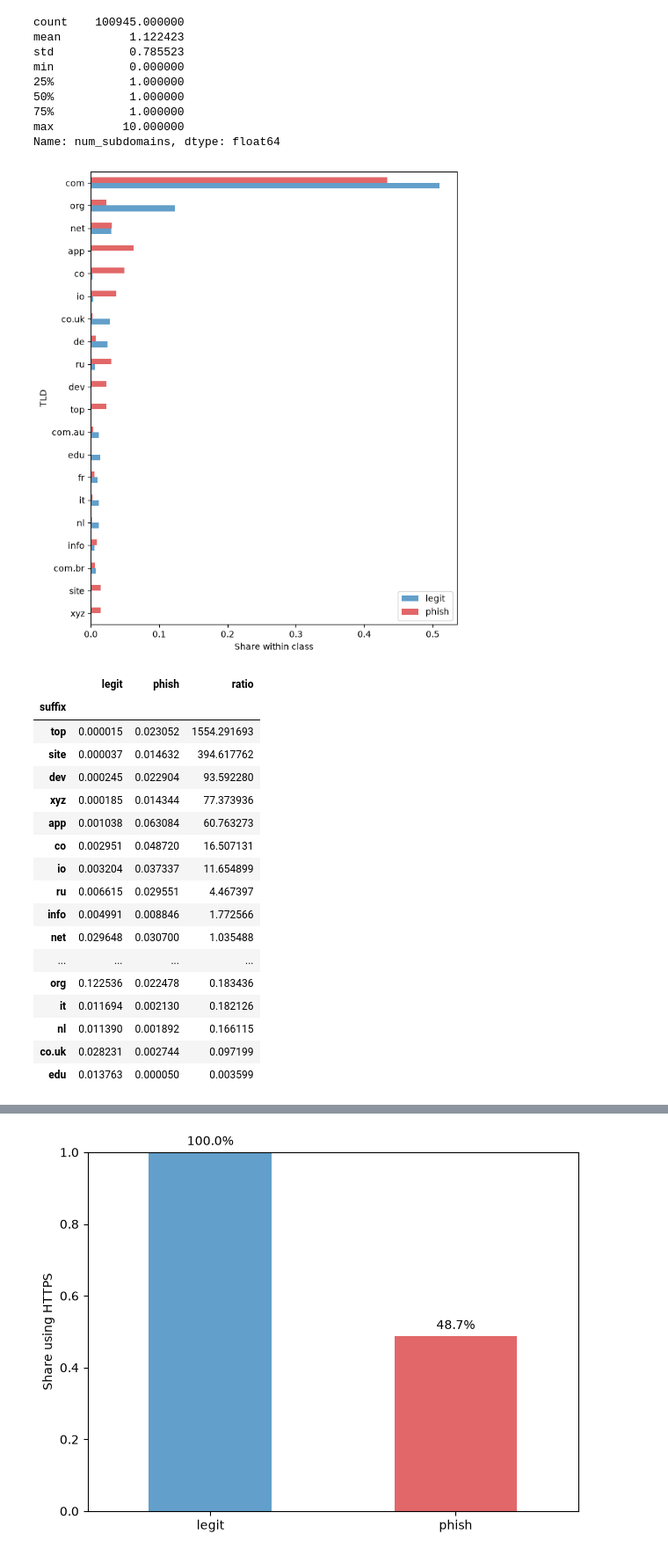
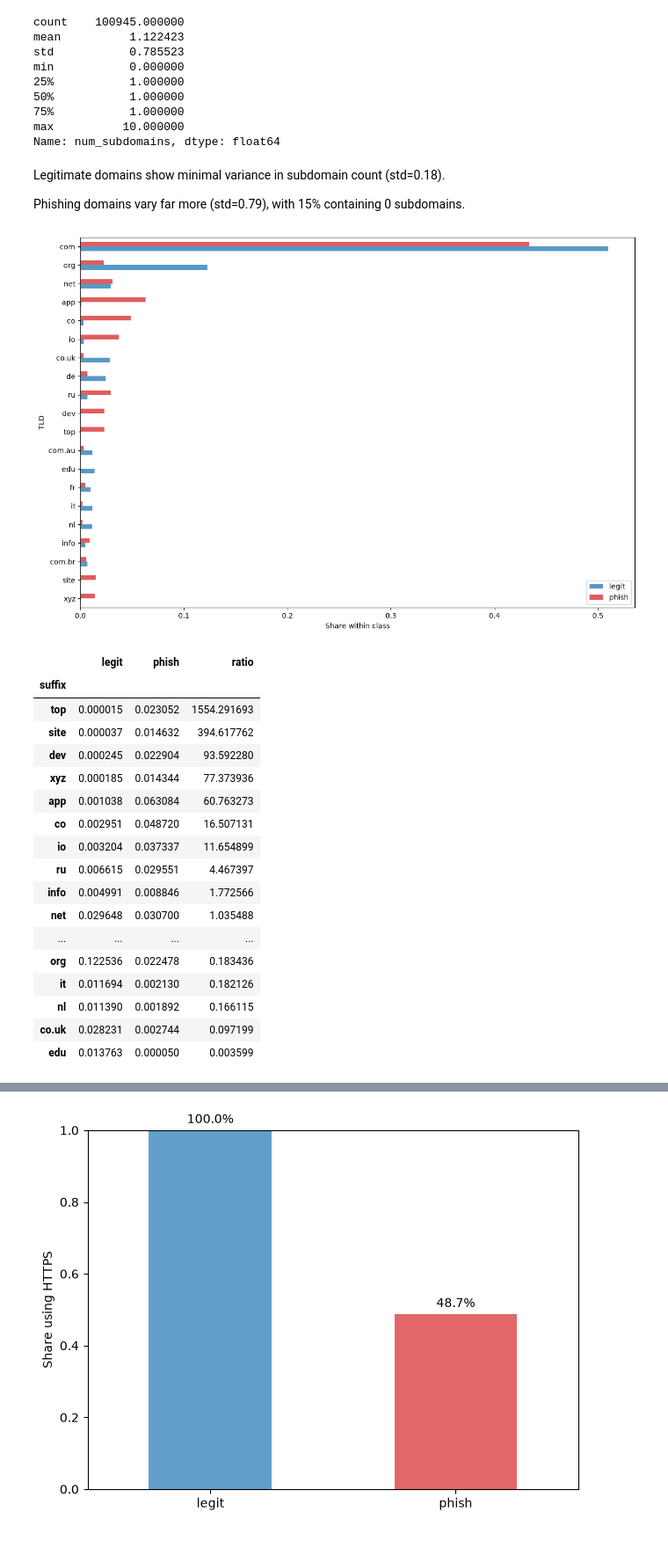
Before and after one commit to EddieYung2335/phishing_url_detection, a Jupyter notebook: notebooks/01_eda.ipynb, the cells around one changed output, grey strips where cells are left out. Shown at 88% size. Saved outputs shown, nothing was run; the diff lists cells and outputs as text; code cells hidden in the pictures.

```diff
--- a/notebooks/01_eda.ipynb
+++ b/notebooks/01_eda.ipynb
@@ -330,8 +332,9 @@ Name: registered_domain_length, dtype: float64
 # %%
-CAP = 6
+CAP = 5
 df["sub_capped"] = df["num_subdomains"].clip(upper=CAP)
 
 counts = pd.DataFrame({
+    # Set it to percentage of each class, so we can compare the distributions
     "legit": legit["sub_capped"].value_counts(normalize=True),
     "phish": phish["sub_capped"].value_counts(normalize=True),
 }).fillna(0).sort_index()
@@ -369,26 +372,30 @@ min           0.000000
 75%           1.000000
 max          10.000000
 Name: num_subdomains, dtype: float64
+# %% [markdown]
+Legitimate domains show minimal variance in subdomain count (std=0.18).
+
+Phishing domains vary far more (std=0.79), with 15% containing 0 subdomains.
 # %%
 TOP = 20
-top_tlds = df["suffix"].value_counts().head(TOP).index      # 全局 Top 20，两类共用
+top_tlds = df["suffix"].value_counts().head(TOP).index
 
 tld = pd.DataFrame({
     "legit": legit["suffix"].value_counts(normalize=True).reindex(top_tlds, fill_value=0),
-    "phish": phish["suffix"].value_counts(normalize=True).reindex(top_tlds, fill_value=0),
+    "phish": phish["suffix"].value_counts(normalize=True).reindex(top_tlds, fill_value=0), # If not fit top_tlds, become 0
 })
 
-ax = tld[::-1].plot(kind="barh", figsize=(7, 8), color=["tab:blue", "tab:red"], alpha=.7)
+ax = tld[::-1].plot(kind="barh", figsize=(12, 8), color=["tab:blue", "tab:red"], alpha=.75)
 ax.set_xlabel("Share within class")
 ax.set_ylabel("TLD")
 plt.tight_layout()
-plt.savefig("../reports/figures/tld_top20.png", dpi=150, bbox_inches="tight")
+plt.savefig("../reports/figures/tld_top20.png", dpi=300, bbox_inches="tight")
 plt.show()
 
 tld.assign(ratio=lambda t: t["phish"] / t["legit"].replace(0, float("nan"))) \
-   .sort_values("ratio", ascending=False)      # 哪些 TLD 钓鱼倾向最强
+   .sort_values("ratio", ascending=False)
 # %% [output]
-[figure, old version]
+[figure, new version]
 |  | legit | phish | ratio |
 | suffix |  |  |  |
 | top | 0.000015 | 0.023052 | 1554.291693 |
```
Also changed, not shown: parts of 7 cells of this notebook, 3 other files.
